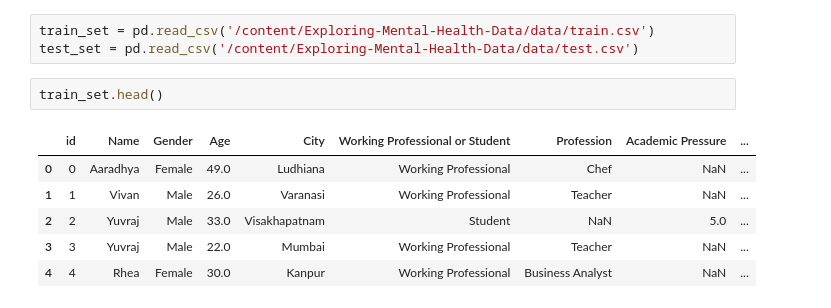
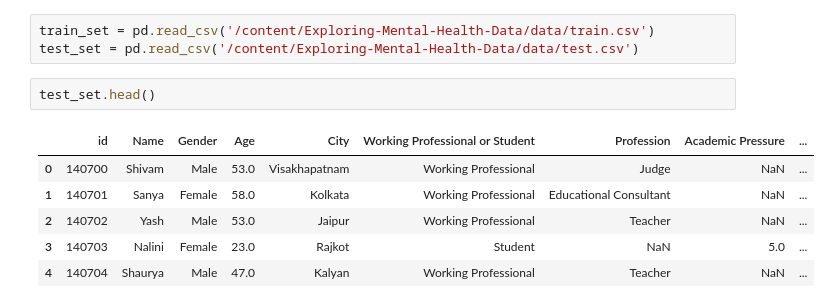
Before and after one commit to geopan2000/Exploring-Mental-Health-Data, a Jupyter notebook: Mental-Health-Data.ipynb, the cells around one changed output. Drawn from its saved outputs; the diff is of its cells as text.

```diff
--- a/Mental-Health-Data.ipynb
+++ b/Mental-Health-Data.ipynb
@@ -21,11 +21,11 @@ import pandas as pd
 train_set = pd.read_csv('/content/Exploring-Mental-Health-Data/data/train.csv')
 test_set = pd.read_csv('/content/Exploring-Mental-Health-Data/data/test.csv')
 # %%
-train_set.head()
+test_set.head()
 # %% [output]
 |  | id | Name | Gender | Age | City | Working Professional or Student | Profession | Academic Pressure | ... |
-| 0 | 0 | Aaradhya | Female | 49.0 | Ludhiana | Working Professional | Chef | NaN | ... |
-| 1 | 1 | Vivan | Male | 26.0 | Varanasi | Working Professional | Teacher | NaN | ... |
-| 2 | 2 | Yuvraj | Male | 33.0 | Visakhapatnam | Student | NaN | 5.0 | ... |
-| 3 | 3 | Yuvraj | Male | 22.0 | Mumbai | Working Professional | Teacher | NaN | ... |
-| 4 | 4 | Rhea | Female | 30.0 | Kanpur | Working Professional | Business Analyst | NaN | ... |
+| 0 | 140700 | Shivam | Male | 53.0 | Visakhapatnam | Working Professional | Judge | NaN | ... |
+| 1 | 140701 | Sanya | Female | 58.0 | Kolkata | Working Professional | Educational Consultant | NaN | ... |
+| 2 | 140702 | Yash | Male | 53.0 | Jaipur | Working Professional | Teacher | NaN | ... |
+| 3 | 140703 | Nalini | Female | 23.0 | Rajkot | Student | NaN | 5.0 | ... |
+| 4 | 140704 | Shaurya | Male | 47.0 | Kalyan | Working Professional | Teacher | NaN | ... |
```
Also changed, not shown: parts of 9 cells of this notebook.
